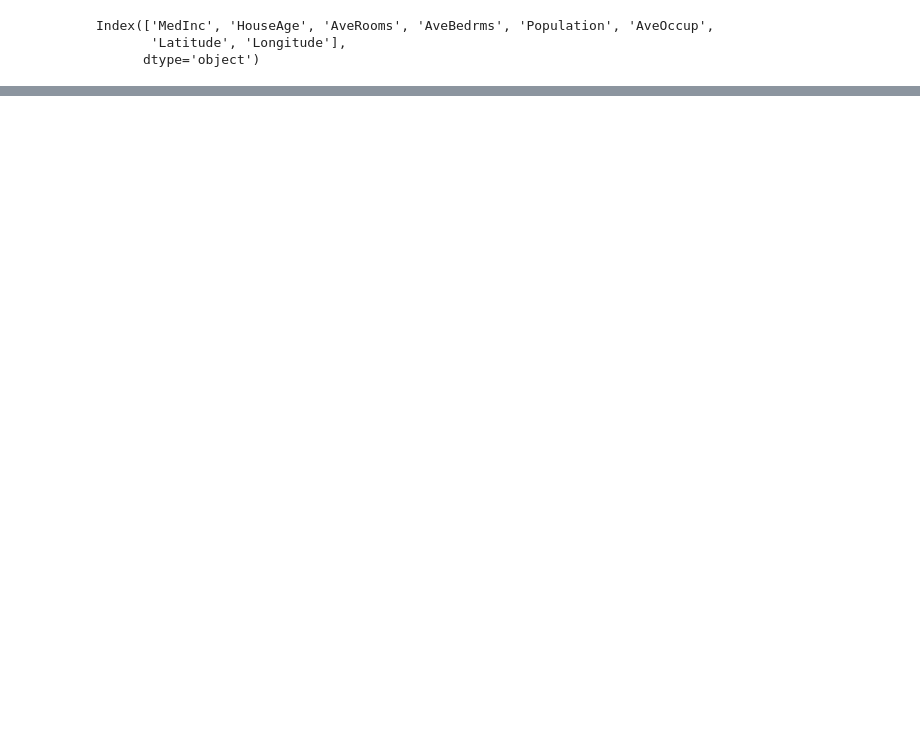
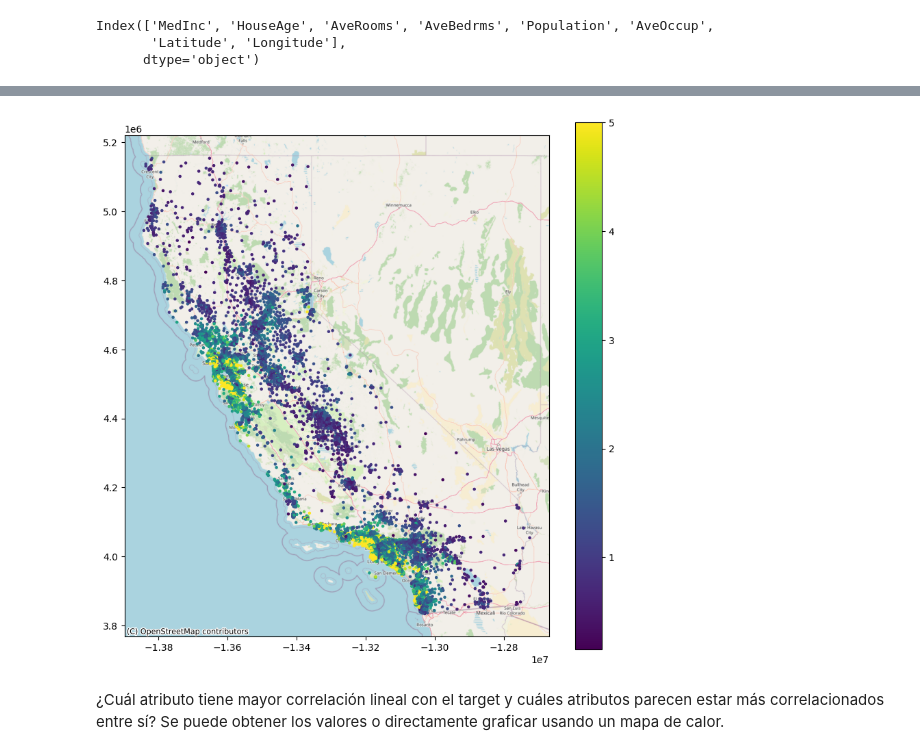
Before and after one commit to ctalamilla/tp2-introIA-CEIA, a Jupyter notebook: CEIA_IIA_TP2.ipynb, the cells around one changed output, grey strips where cells are left out. Cells and saved outputs as stored; diff of their text form; code cells hidden in the pictures; blank space fills up the shorter version.

```diff
--- a/CEIA_IIA_TP2.ipynb
+++ b/CEIA_IIA_TP2.ipynb
@@ -213,0 +252,31 @@ for columna in columnas:
+# %%
+# Crear la geometría de puntos (Latitude, Longitude)
+df_california['geometry'] = df_california.apply(lambda row: Point(row['Longitude'], row['Latitude']), axis=1)
+
+# Convertir el DataFrame en un GeoDataFrame
+gdf = gpd.GeoDataFrame(df_california, geometry='geometry')
+
+# Establecer el sistema de coordenadas geográficas (EPSG:4326 para WGS84)
+gdf.set_crs(epsg=4326, inplace=True)
+
+# Convertir al sistema de coordenadas proyectadas (Web Mercator) para usar con el mapa base
+gdf = gdf.to_crs(epsg=3857)
+
+# Crear la figura y los ejes
+fig, ax = plt.subplots(figsize=(10, 10))
+
+# Graficar los puntos en el mapa
+gdf.plot(ax=ax, column='MedHouseVal',  # Especificar la columna para el color
+        cmap='viridis',        # Usar una paleta continua (puedes cambiar por 'plasma', 'inferno', etc.)
+        legend=True,
+        marker='o', markersize=5)
+
+# Añadir un mapa base usando contextily (OpenStreetMap)
+ctx.add_basemap(ax, source=ctx.providers.OpenStreetMap.Mapnik)
+
+# Mostrar el mapa
+plt.show()
+# %% [output]
+[figure, added]
+# %% [markdown]
+¿Cuál atributo tiene mayor correlación lineal con el target y cuáles atributos parecen estar más correlacionados entre sí? Se puede obtener los valores o directamente graficar usando un mapa de calor.
```
Also changed, not shown: parts of 8 cells of this notebook, 1 other file.
